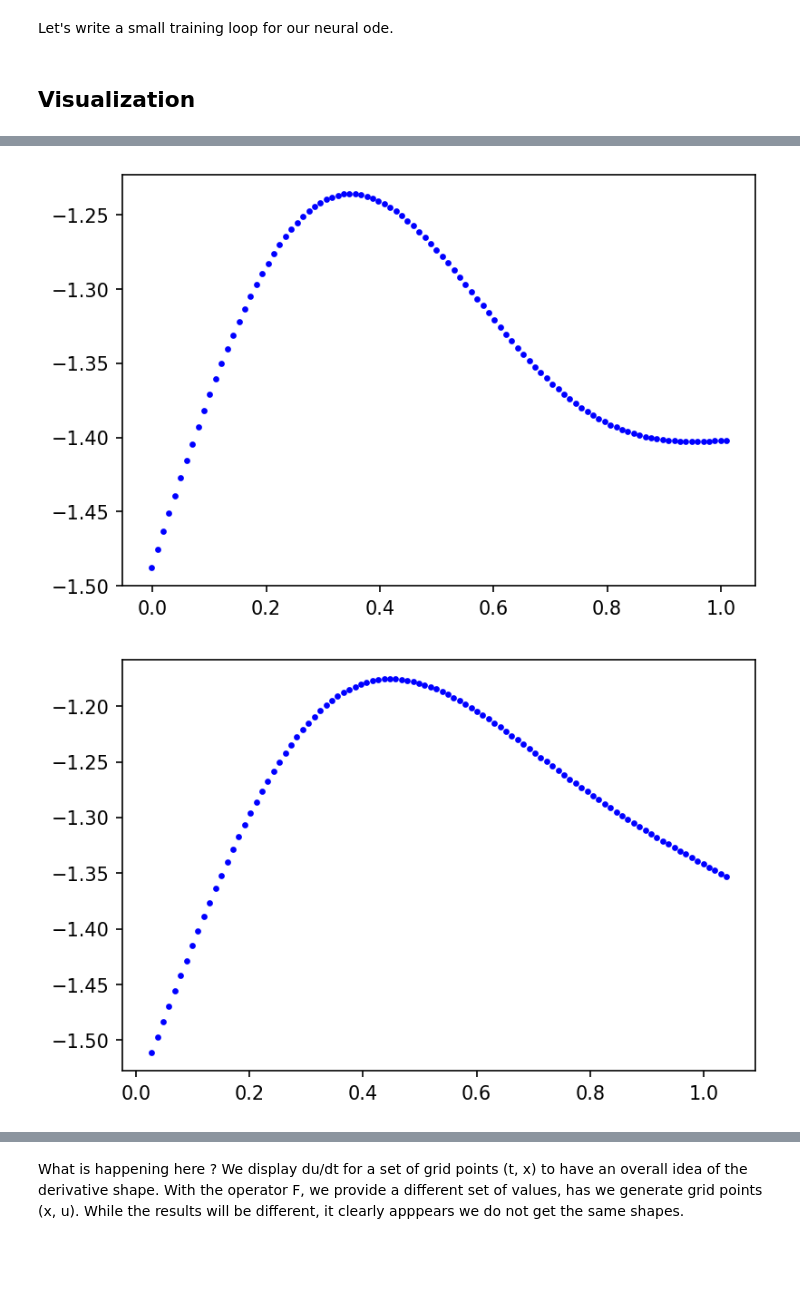
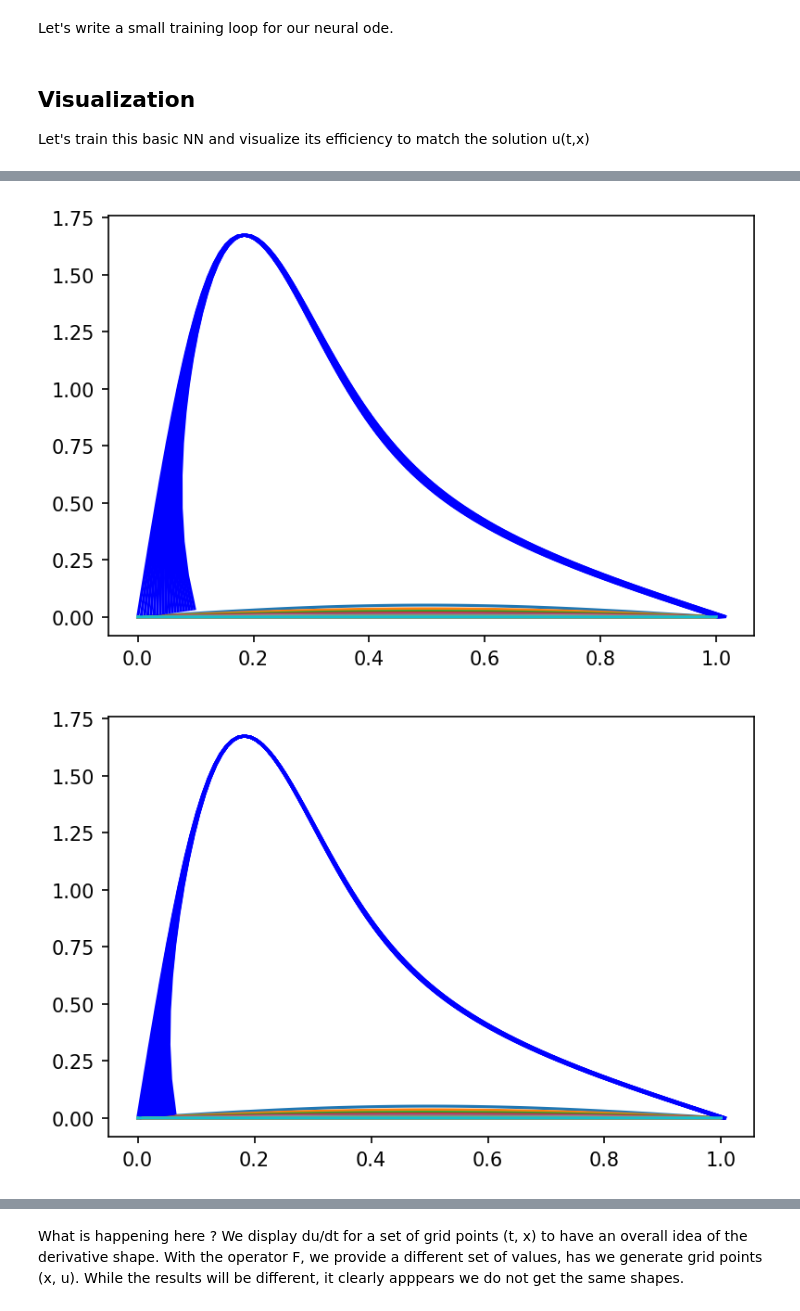
Before and after one commit to vdesgrange/closure-model, a Jupyter notebook: experiments/heat_equation_ode_solver_experiments.ipynb, the cells around one changed output, grey strips where cells are left out. Saved outputs shown, nothing was run; the diff lists cells and outputs as text; code cells hidden in the pictures; blank space fills up the shorter version.

```diff
--- a/experiments/heat_equation_ode_solver_experiments.ipynb
+++ b/experiments/heat_equation_ode_solver_experiments.ipynb
@@ -128,47 +140,52 @@ def get_batch(t_max, t_min, x_max, x_min, t_n, x_n, x_batch_size, rand=True):
 # %% [markdown]
 Let's write a small training loop for our neural ode.
 # %%
-def training_ode_solver_net(net, epochs=100, t_n=20, x_n=100, batch_size=10, val_epoch=10):
+def training_ode_solver_net(net, epochs=100, t_n=20, x_n=100, batch_size=10, val_epoch=10, rand=False):
     loss_fn = nn.MSELoss()
     optimizer = optim.RMSprop(net.parameters(), lr=0.003)
 
     for e in range(1, epochs + 1):
         loss_tot = 0
+        val_loss_tot = 0
 
-        net.train()
+        #net.train()
         for i in range(int(x_n / batch_size)):
+
             optimizer.zero_grad()
 
-            t, b0, bu = get_batch(0.2, 0.0, 1., 0.0, t_n, x_n, batch_size)
-            pred_u = odeint(net, b0, t)  # net = F
-            #loss = torch.mean(torch.square(pred_u[:,:,0] - bu[:,:,0])) + torch.mean(torch.square(pred_u[:,:,1] - bu[:,:,1])) # loss_fn(pred_u, u_true)
+            t, b0, bu = get_batch(1.0, 0.01, 1., 0., t_n, x_n, batch_size, rand)
+            pred_u = odeint(net, b0, t, method='dopri5')
 
             loss1 = loss_fn(pred_u[:,:,0], bu[:,:,0])
             loss2 = loss_fn(pred_u[:,:,1], bu[:,:,1])
             loss = loss1 + loss2
             loss_tot += loss.item()
+
             loss.backward(retain_graph=True)
-
             optimizer.step()
 
-        val_loss_tot = 0
-        if (e >= val_epoch):
-            net.eval()
-            for i in range(int(x_n / batch_size)):
-                t_val, b0_val, bu_val = get_batch(0.4, 0.2, 1., 0.0, t_n, x_n, batch_size)
-                pred_val = odeint(net, b0_val, t_val)
-                val_loss1 = loss_fn(pred_val[:,:,0], bu_val[:,:,0])
-                val_loss2 = loss_fn(pred_val[:,:,1], bu_val[:,:,1])
-                val_loss = val_loss1 + val_loss2
-                val_loss_tot += val_loss.item()
+#         if (e >= val_epoch):
+#             net.eval()
+#             for i in range(int(x_n / batch_size)):
+#                 t_val, b0_val, bu_val = get_batch(1.2, 1.0, 1., 0.0, t_n, x_n, batch_size, rand)
+#                 pred_val = odeint(net, b0_val, t_val, method='scipy_solver')
+
+#                 val_loss1 = loss_fn(pred_val[:,:,0], bu_val[:,:,0])
+#                 val_loss2 = loss_fn(pred_val[:,:,1], bu_val[:,:,1])
+
+#                 val_loss = val_loss1 + val_loss2
+#                 val_loss_tot += val_loss.item()
 
         if e % 10 == 0:
-            t, b0, bu = get_batch(1., 0.0, 1., 0.0, t_n, x_n, x_n)
+            t, b0, _ = get_batch(1.0, 0.01, 1.0, 0.0, t_n, x_n, x_n, rand)
             visualize_u_from_F(net, t, b0)
-            print('epoch %d f loss %f'%(e, float(loss_tot / float(x_n / batch_size))))
-            print('epoch %d validation loss %f'%(e, float(val_loss_tot / float(x_n / batch_size))))
+
+            print('epoch %d loss %f'%(e, float(loss_tot / float(x_n / batch_size))))
+#             print('epoch %d validation loss %f'%(e, float(val_loss_tot / float(x_n / batch_size))))
 
     return net
 # %% [markdown]
 ## Visualization
+
+Let's train this basic NN and visualize its efficiency to match the solution u(t,x)
 # %%
@@ -187,4 +210,5 @@ def visualize_u_from_F(F, t, u0): # t_n, x_n, t_max, x_max, t_idx=0:
 # %%
+%matplotlib inline
 net = ODEModel()
-F = training_ode_solver_net(net, 60, 20, 100, 50, 10)
+F = training_ode_solver_net(net, 30, 20, 100, 10, 10, False)
 # %% [output]
@@ -203,2 +221,2 @@ epoch 60 validation loss 0.027782
-[figure, old version]
+[figure, new version]
-[figure, old version]
+[figure, new version]
```
Also changed, not shown: parts of 13 cells of this notebook.
